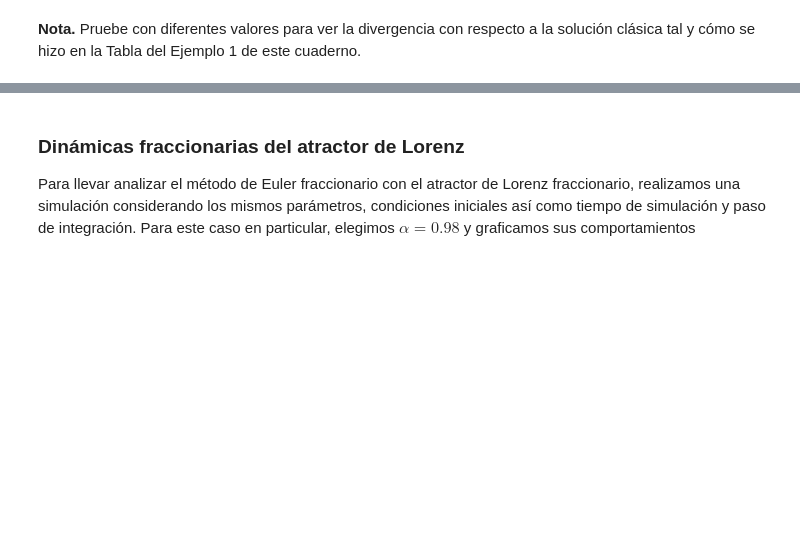
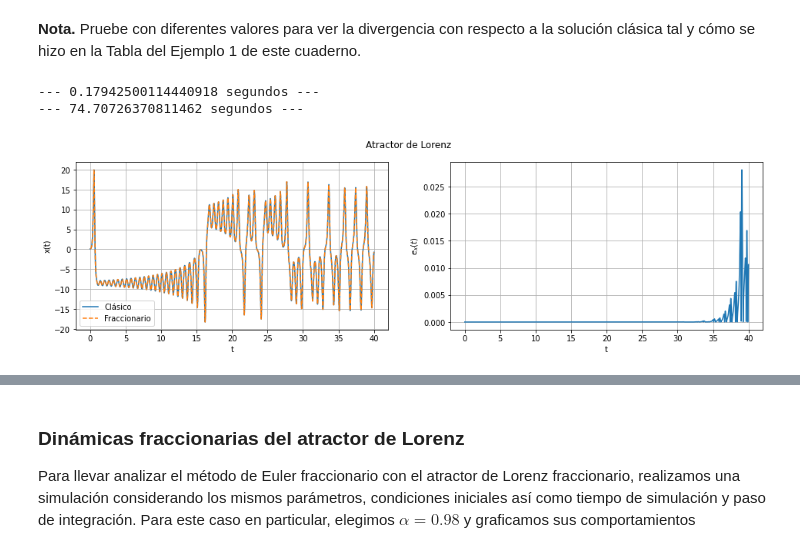
Before and after one commit to jesolisp/Fractional_Numerical_Methods, a Jupyter notebook: 01_Metodo_de_Euler_fraccionario.ipynb, the cells around one changed output, grey strips where cells are left out. Drawn from its saved outputs; the diff is of its cells as text; code cells hidden in the pictures; blank space fills up the shorter version.

```diff
--- a/01_Metodo_de_Euler_fraccionario.ipynb
+++ b/01_Metodo_de_Euler_fraccionario.ipynb
@@ -448,2 +449,36 @@ plt.show()
 # %% [markdown]
 **Nota.** Pruebe con diferentes valores para ver la divergencia con respecto a la solución clásica tal y cómo se hizo en la Tabla del Ejemplo 1 de este cuaderno.
+# %%
+h = 1e-3
+
+start_time = time.time()
+tc, xc, yc, zc = Euler_method(ci, h, tfin, param)
+print("--- %s segundos ---" % (time.time() - start_time)) # Cálculo del tiempo de cómputo para Euler clásico
+
+start_time = time.time()
+t, x, y, z = forward_Euler_method_EDO(ci, h, tfin, alpha, param)
+print("--- %s segundos ---" % (time.time() - start_time)) # Cálculo del tiempo de  cómputo para Euler fraccionario
+# %% [output]
+--- 0.17942500114440918 segundos ---
+--- 74.70726370811462 segundos ---
+# %%
+fig = plt.figure(figsize=plt.figaspect(0.25))
+fig.suptitle('Atractor de Lorenz')
+
+ax = fig.add_subplot(1, 2, 1)
+ax.plot(tc, xc, label = 'Clásico')
+ax.plot(t, x, '--', label = 'Fraccionario')
+ax.set_xlabel('t')
+ax.set_ylabel('x(t)')
+ax.legend()
+ax.grid('on')
+
+ax = fig.add_subplot(1, 2 , 2)
+ax.plot(t,np.abs(xc-x))
+ax.set_xlabel('t')
+ax.set_ylabel('$e_{x}(t)$')
+ax.grid('on')
+
+plt.show()
+# %% [output]
+[figure, added]
```
Also changed, not shown: parts of 11 cells of this notebook.
